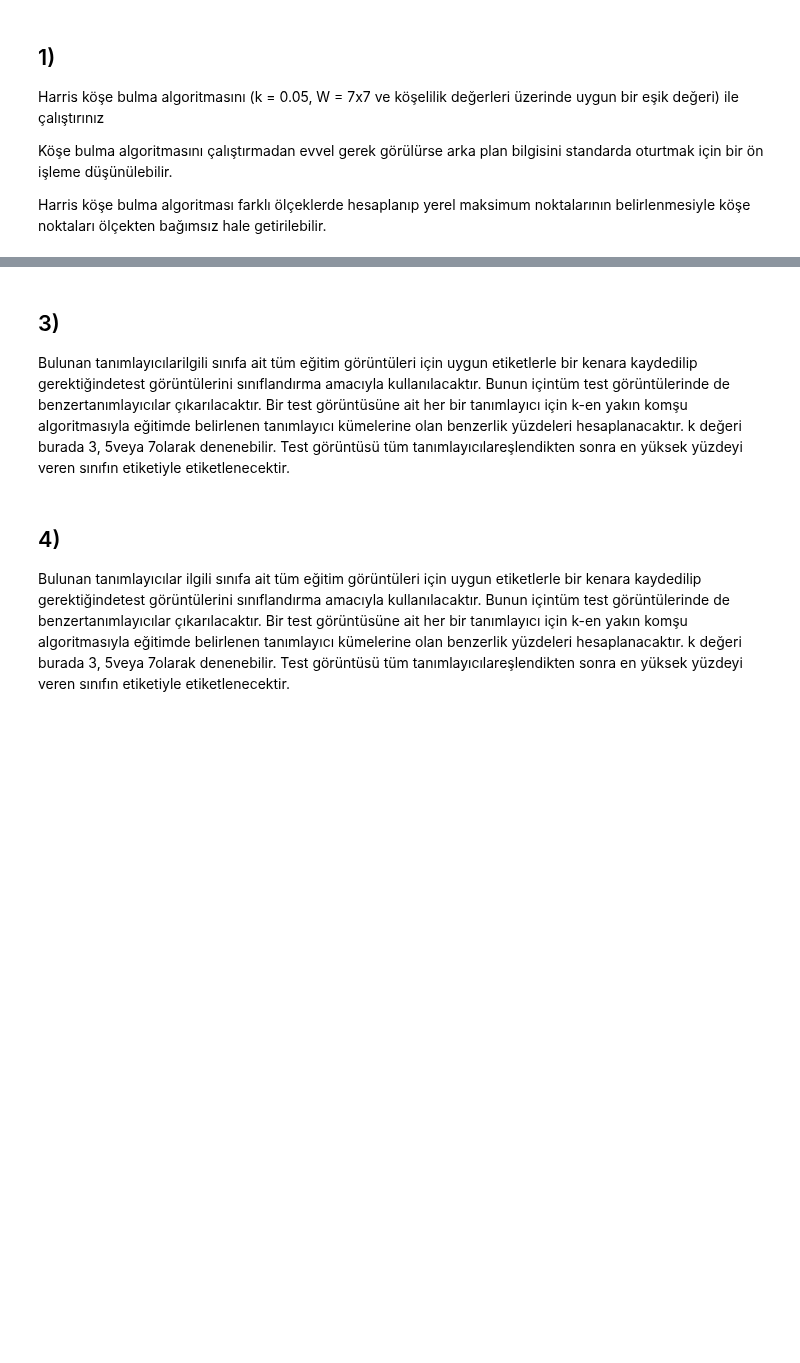
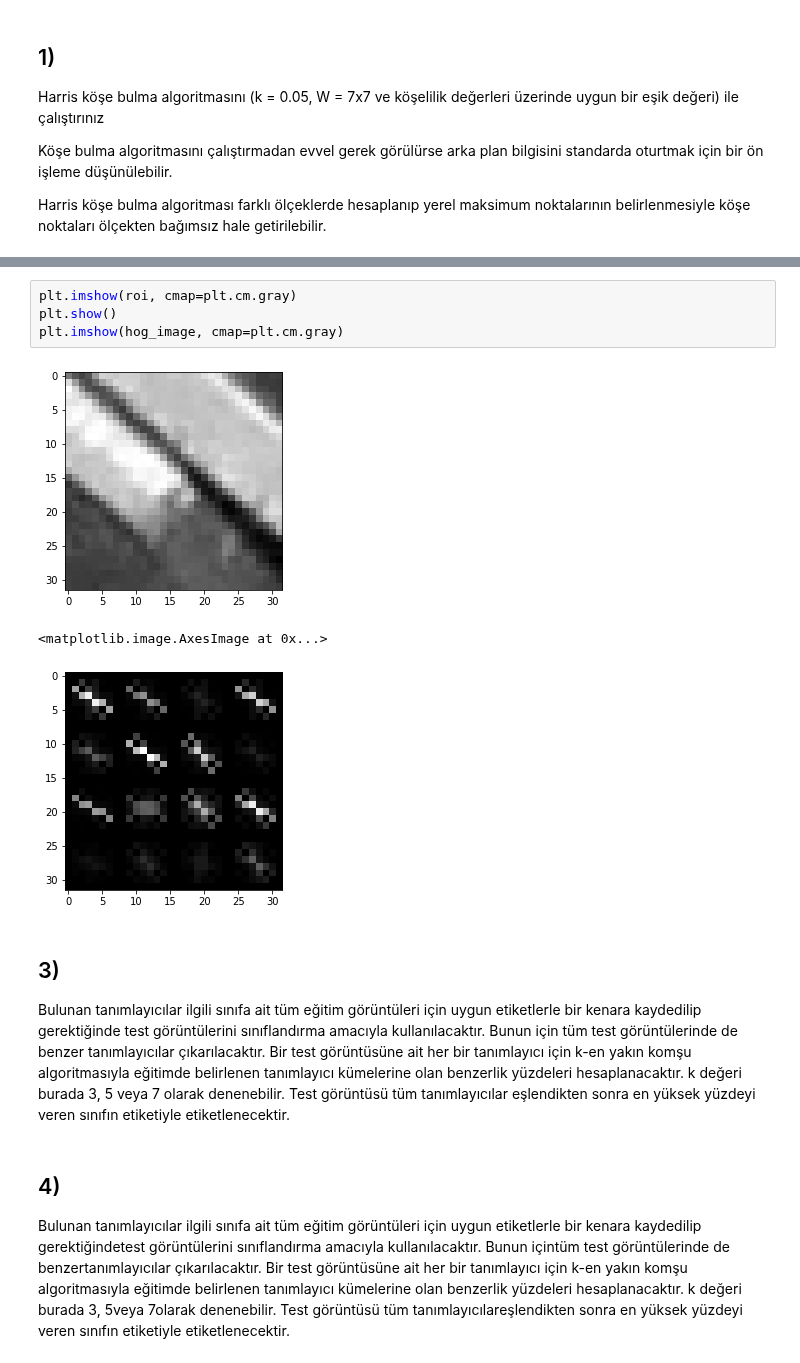
Before and after one commit to melihozaydin/MSc_Projects, a Jupyter notebook: BM5113 - Bilgisayarla Görme/hw2/ödev.ipynb, the cells around one changed output, grey strips where cells are left out. Drawn from its saved outputs; the diff is of its cells as text; blank space fills up the shorter version.

```diff
--- a/BM5113 - Bilgisayarla Görme/hw2/ödev.ipynb
+++ b/BM5113 - Bilgisayarla Görme/hw2/ödev.ipynb
@@ -94,6 +98,14 @@ descriptors = hog(im,  orientations, pixels_per_cell, cells_per_block, visualize
+# %%
+plt.imshow(roi, cmap=plt.cm.gray)
+plt.show()
+plt.imshow(hog_image, cmap=plt.cm.gray)
+# %% [output]
+[figure, added]
+<matplotlib.image.AxesImage at 0x...>
+[figure, added]
 # %% [markdown]
 ## 3)
-Bulunan tanımlayıcılarilgili sınıfa ait tüm eğitim görüntüleri için uygun etiketlerle bir kenara kaydedilip gerektiğindetest görüntülerini sınıflandırma amacıyla kullanılacaktır. Bunun içintüm test görüntülerinde de benzertanımlayıcılar çıkarılacaktır. Bir test görüntüsüne ait her bir tanımlayıcı için k-en yakın komşu algoritmasıyla eğitimde belirlenen tanımlayıcı kümelerine olan benzerlik yüzdeleri hesaplanacaktır. k değeri burada 3, 5veya 7olarak denenebilir. Test görüntüsü tüm tanımlayıcılareşlendikten  sonra en  yüksek  yüzdeyi  veren  sınıfın  etiketiyle etiketlenecektir.
+Bulunan tanımlayıcılar ilgili sınıfa ait tüm eğitim görüntüleri için uygun etiketlerle bir kenara kaydedilip gerektiğinde test görüntülerini sınıflandırma amacıyla kullanılacaktır. Bunun için tüm test görüntülerinde de benzer tanımlayıcılar çıkarılacaktır. Bir test görüntüsüne ait her bir tanımlayıcı için k-en yakın komşu algoritmasıyla eğitimde belirlenen tanımlayıcı kümelerine olan benzerlik yüzdeleri hesaplanacaktır. k değeri burada 3, 5 veya 7 olarak denenebilir. Test görüntüsü tüm tanımlayıcılar eşlendikten sonra en yüksek yüzdeyi veren sınıfın etiketiyle etiketlenecektir.
 # %% [markdown]
 ## 4)
 Bulunan tanımlayıcılar ilgili sınıfa ait tüm eğitim görüntüleri için uygun etiketlerle bir kenara kaydedilip gerektiğindetest görüntülerini sınıflandırma amacıyla kullanılacaktır. Bunun içintüm test görüntülerinde de benzertanımlayıcılar çıkarılacaktır. Bir test görüntüsüne ait her bir tanımlayıcı için k-en yakın komşu algoritmasıyla eğitimde belirlenen tanımlayıcı kümelerine olan benzerlik yüzdeleri hesaplanacaktır. k değeri burada 3, 5veya 7olarak denenebilir. Test görüntüsü tüm tanımlayıcılareşlendikten  sonra en  yüksek  yüzdeyi  veren  sınıfın  etiketiyle etiketlenecektir.
```
Also changed, not shown: parts of 7 cells of this notebook, 2 other files.
